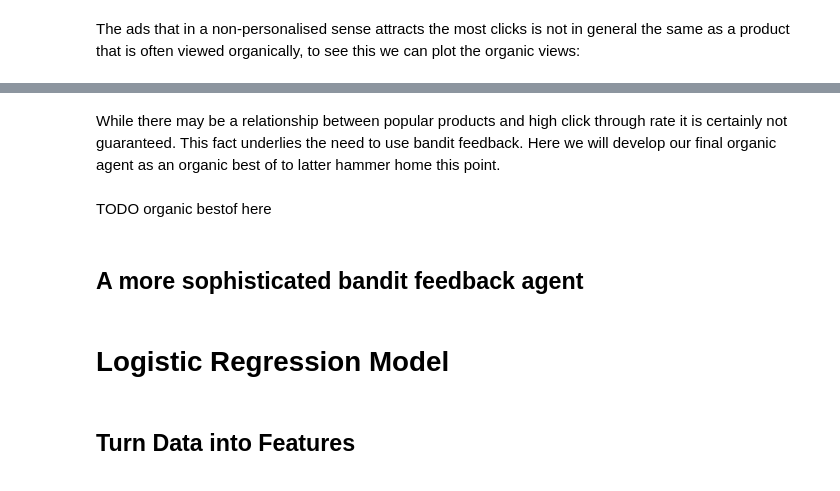
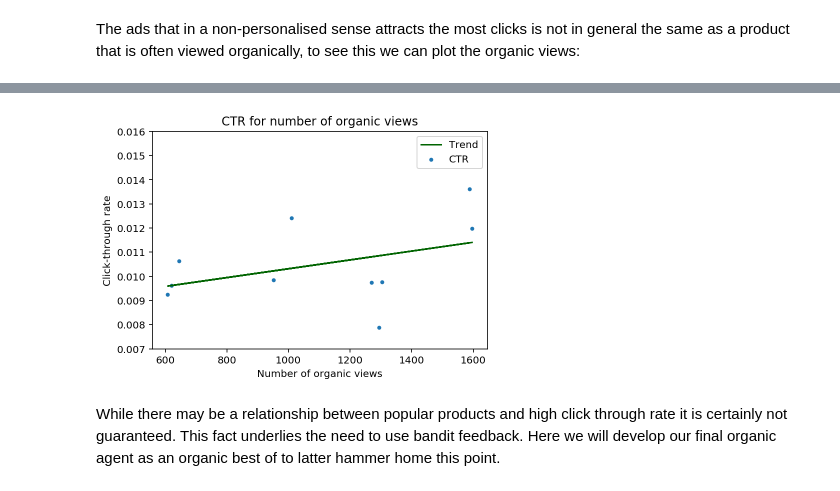
Before and after one commit to criteo-research/reco-gym, a Jupyter notebook: Bandit Feedback - Likelihood based models.ipynb, the cells around one changed output, grey strips where cells are left out. Drawn from its saved outputs; the diff is of its cells as text; code cells hidden in the pictures.

```diff
--- a/Bandit Feedback - Likelihood based models.ipynb
+++ b/Bandit Feedback - Likelihood based models.ipynb
@@ -176,10 +236,25 @@ Views:  [1546, 986, 1002, 655, 1216, 599, 1310, 1602, 591, 1326]
+# %%
+# Plot number of organic views on x-axis and CTR on y-axis
+CTR = np.array(clicks)/np.array(impressions)
+
+
+_, ax = plt.subplots()
+ax.set_title('CTR for number of organic views')
+
+ax.scatter(views, CTR, marker = '.', label = 'CTR')
+
+z = np.polyfit(views, CTR, 1)
+p = np.poly1d(z)
+ax.plot(views, p(views), color = 'darkgreen', label = 'Trend')
+
+plt.xlabel('Number of organic views')
+plt.ylabel('Click-through rate')
+#plt.xscale('log')
+#plt.yscale('log')
+plt.gca().set_ylim([0.007,0.016])
+plt.legend()
+plt.show()
+# %% [output]
+[figure, added]
 # %% [markdown]
 While there may be a relationship between popular products and high click through rate it is certainly not guaranteed.  This fact underlies the need to use bandit feedback.  Here we will develop our final organic agent as an organic best of to latter hammer home this point.
-# %% [markdown]
-TODO organic bestof here
-# %% [markdown]
-## A more sophisticated bandit feedback agent
-# %% [markdown]
-# Logistic Regression Model
-# %% [markdown]
-## Turn Data into Features
```
Also changed, not shown: parts of 20 cells of this notebook, 3 other files.
